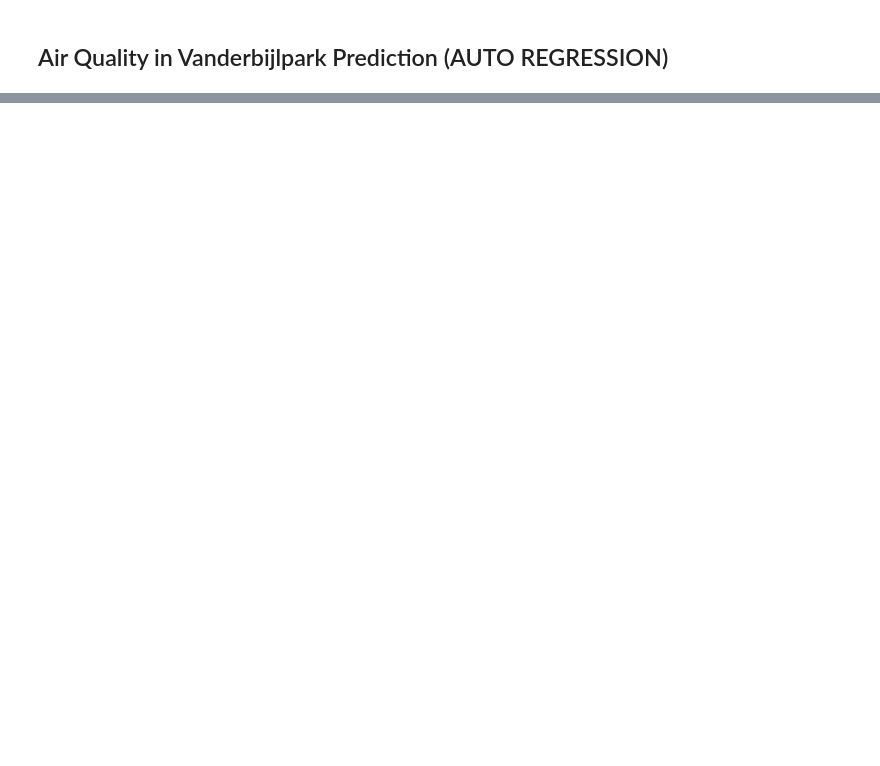
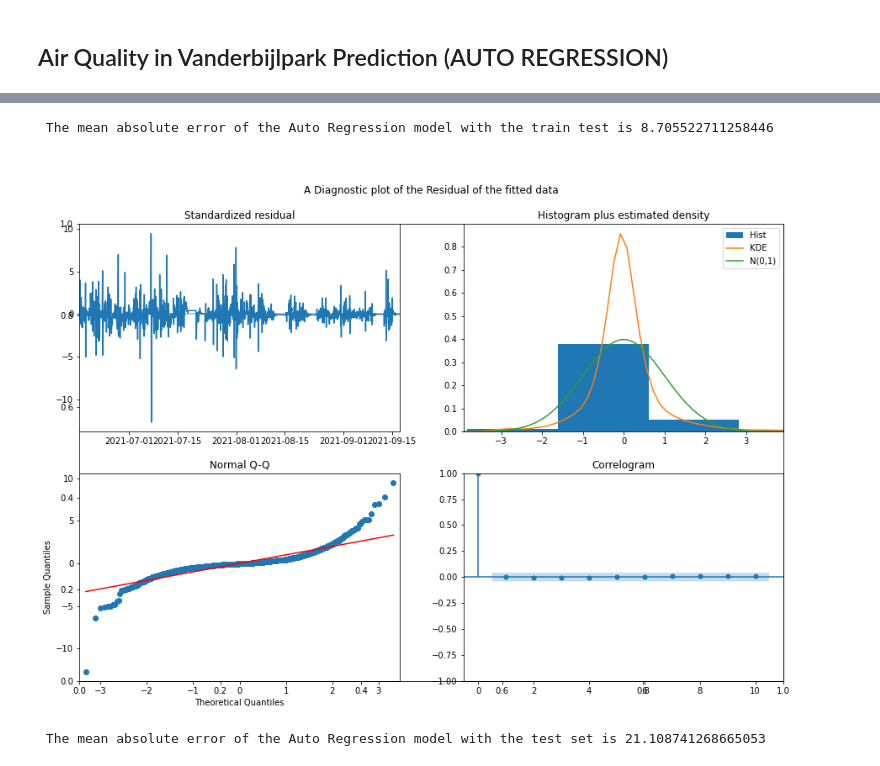
Before and after one commit to rashadmin/Air-Quality-Prediction-in-Vanderbijlpark-TimeSeries-Model-, a Jupyter notebook: Air Quality in Vanderbijlpark(Auto Regression).ipynb, the cells around one changed output, grey strips where cells are left out. Drawn from its saved outputs; the diff is of its cells as text; code cells hidden in the pictures; blank space fills up the shorter version.

```diff
--- a/Air Quality in Vanderbijlpark(Auto Regression).ipynb
+++ b/Air Quality in Vanderbijlpark(Auto Regression).ipynb
@@ -34,0 +92,25 @@ def wrangle(filename):
+# %%
+# We instantiate our Auto regression model and set the lags to the max number of lag that produced a good correlation in pacf plot
+lags = 26
+auto_reg_model = AutoReg(y_train,lags=lags).fit()
+# %%
+#We Generate predictions for the fitted data and calculate the mae
+y_train_pred = auto_reg_model.predict().dropna()
+auto_reg_model_mae = mean_absolute_error(y_train[lags:],y_train_pred)
+print(f' The mean absolute error of the Auto Regression model with the train test is {auto_reg_model_mae}')
+# %% [output]
+ The mean absolute error of the Auto Regression model with the train test is 8.705522711258446
+# %%
+#We create a timeseries plot,an histogram and q-q plot to check for normality and an acf plot to check if the residual have any correlation.
+fig,ax = plt.subplots(figsize=(15,10))
+plt.title('\n\nA Diagnostic plot of the Residual of the fitted data\n\n')
+auto_reg_model.plot_diagnostics(fig=fig);
+# %% [output]
+[figure, added]
+# %%
+# We generate the prediction of the test set and check for the mean absolute error.
+y_test_pred = auto_reg_model.predict(y_test.index.min(),y_test.index.max())
+auto_reg_model_test_mae = mean_absolute_error(y_test,y_test_pred)
+print(f' The mean absolute error of the Auto Regression model with the test set is {auto_reg_model_test_mae}')
+# %% [output]
+ The mean absolute error of the Auto Regression model with the test set is 21.108741268665053
```
Also changed, not shown: parts of 21 cells of this notebook, 2 other files.
